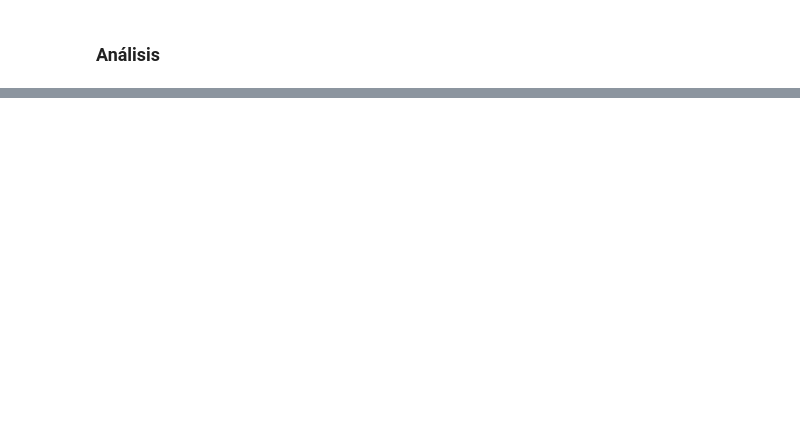
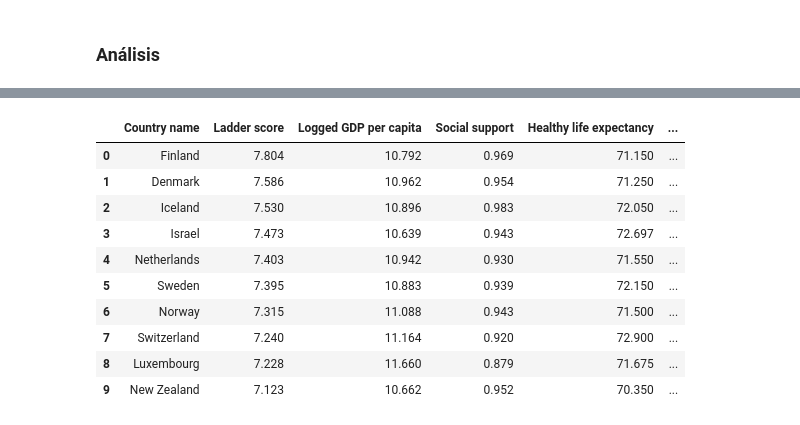
Before and after one commit to bvivas/SDEU-analisis-datos-abiertos, a Jupyter notebook: analisis_datos_abiertos.ipynb, the cells around one changed output, grey strips where cells are left out. Cells and saved outputs as stored; diff of their text form; code cells hidden in the pictures; blank space fills up the shorter version.

```diff
--- a/analisis_datos_abiertos.ipynb
+++ b/analisis_datos_abiertos.ipynb
@@ -52,0 +50,16 @@ plt.show()
+# %%
+# 10 paises mas felices
+head_df = df.head(10)
+head_df
+# %% [output]
+|  | Country name | Ladder score | Logged GDP per capita | Social support | Healthy life expectancy | ... |
+| 0 | Finland | 7.804 | 10.792 | 0.969 | 71.150 | ... |
+| 1 | Denmark | 7.586 | 10.962 | 0.954 | 71.250 | ... |
+| 2 | Iceland | 7.530 | 10.896 | 0.983 | 72.050 | ... |
+| 3 | Israel | 7.473 | 10.639 | 0.943 | 72.697 | ... |
+| 4 | Netherlands | 7.403 | 10.942 | 0.930 | 71.550 | ... |
+| 5 | Sweden | 7.395 | 10.883 | 0.939 | 72.150 | ... |
+| 6 | Norway | 7.315 | 11.088 | 0.943 | 71.500 | ... |
+| 7 | Switzerland | 7.240 | 11.164 | 0.920 | 72.900 | ... |
+| 8 | Luxembourg | 7.228 | 11.660 | 0.879 | 71.675 | ... |
+| 9 | New Zealand | 7.123 | 10.662 | 0.952 | 70.350 | ... |
```
Also changed, not shown: parts of 10 cells of this notebook.
